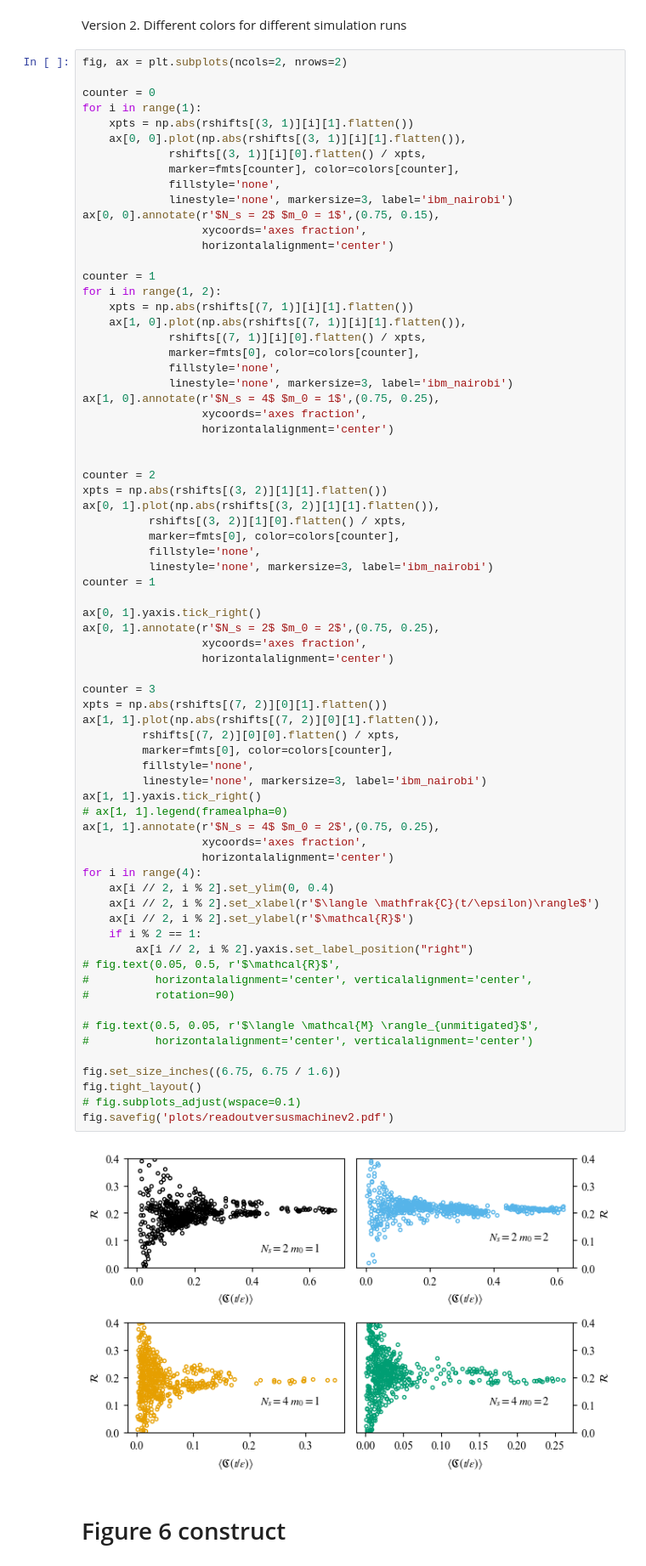
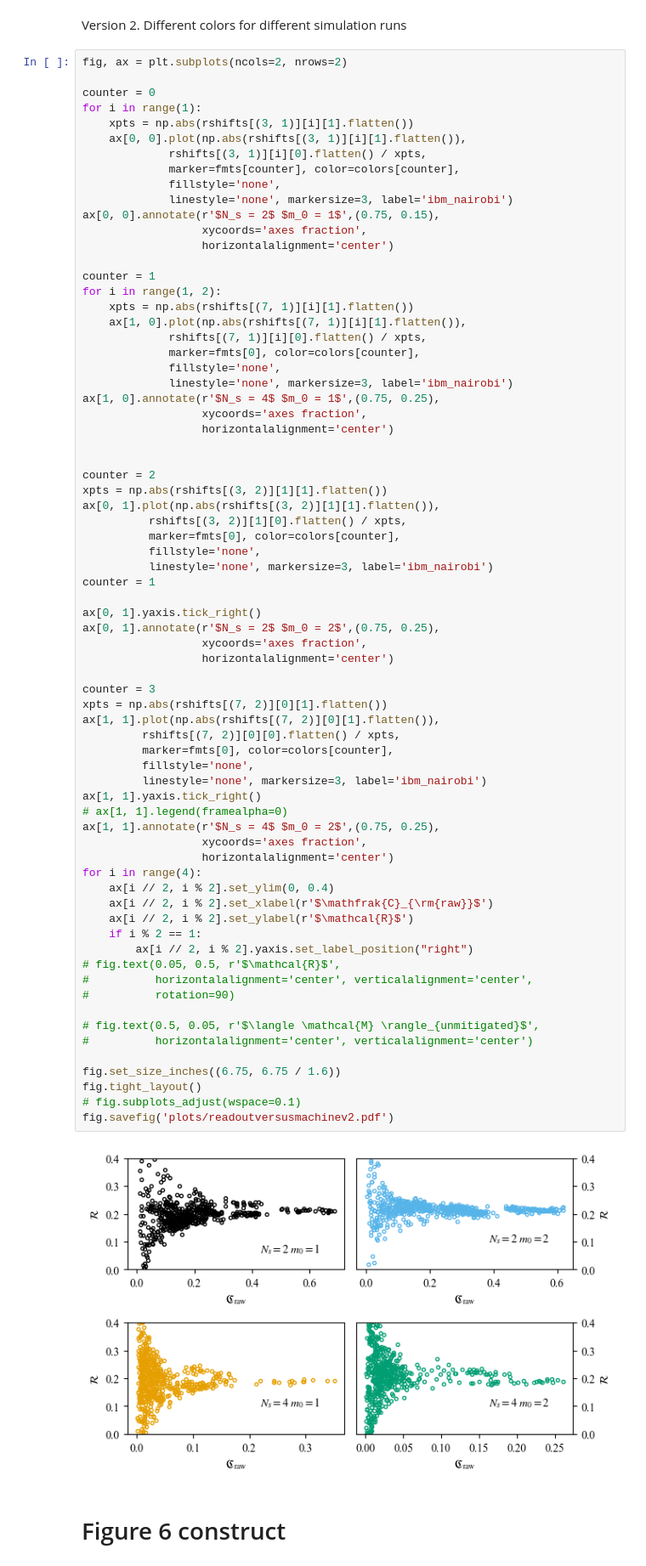
Before and after one commit to hlammiv/z2_matter_qc, a Jupyter notebook: simulation_main/rundata/finalized.ipynb, the cells around one changed output. Shown at 85% size. Cells and saved outputs as stored; diff of their text form.

```diff
--- a/simulation_main/rundata/finalized.ipynb
+++ b/simulation_main/rundata/finalized.ipynb
@@ -147,35 +147,35 @@ ax[0, 1].annotate(r'$N_s = 2$ $m_0 = 2$',(0.75, 0.25),
 
 counter = 3
 xpts = np.abs(rshifts[(7, 2)][0][1].flatten())
 ax[1, 1].plot(np.abs(rshifts[(7, 2)][0][1].flatten()),
          rshifts[(7, 2)][0][0].flatten() / xpts,
          marker=fmts[0], color=colors[counter],
          fillstyle='none',
          linestyle='none', markersize=3, label='ibm_nairobi')
 ax[1, 1].yaxis.tick_right()
 # ax[1, 1].legend(framealpha=0)
 ax[1, 1].annotate(r'$N_s = 4$ $m_0 = 2$',(0.75, 0.25),
                   xycoords='axes fraction',
                   horizontalalignment='center')
 for i in range(4):
     ax[i // 2, i % 2].set_ylim(0, 0.4)
-    ax[i // 2, i % 2].set_xlabel(r'$\langle \mathfrak{C}(t/\epsilon)\rangle$')
+    ax[i // 2, i % 2].set_xlabel(r'$\mathfrak{C}_{\rm{raw}}$')
     ax[i // 2, i % 2].set_ylabel(r'$\mathcal{R}$')
     if i % 2 == 1:
         ax[i // 2, i % 2].yaxis.set_label_position("right")
 # fig.text(0.05, 0.5, r'$\mathcal{R}$',
 #          horizontalalignment='center', verticalalignment='center',
 #          rotation=90)
 
 # fig.text(0.5, 0.05, r'$\langle \mathcal{M} \rangle_{unmitigated}$',
 #          horizontalalignment='center', verticalalignment='center')
 
 fig.set_size_inches((6.75, 6.75 / 1.6))
 fig.tight_layout()
 # fig.subplots_adjust(wspace=0.1)
 fig.savefig('plots/readoutversusmachinev2.pdf')
 # %% [output]
-[figure, old version]
+[figure, new version]
 # %% [markdown]
 # Figure 6 construct
 # %% [markdown]
```
Also changed, not shown: parts of 7 cells of this notebook, 24 other files.
